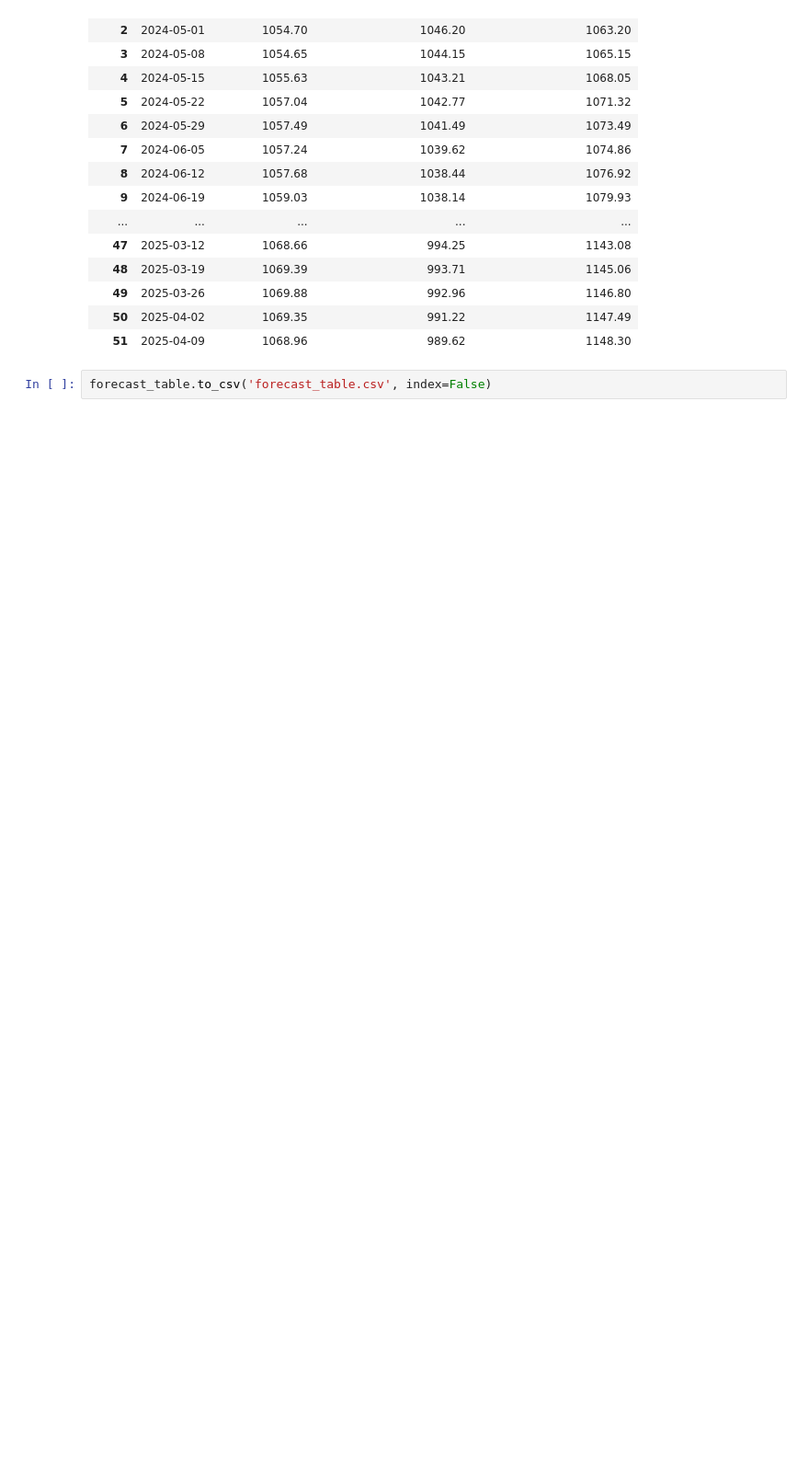
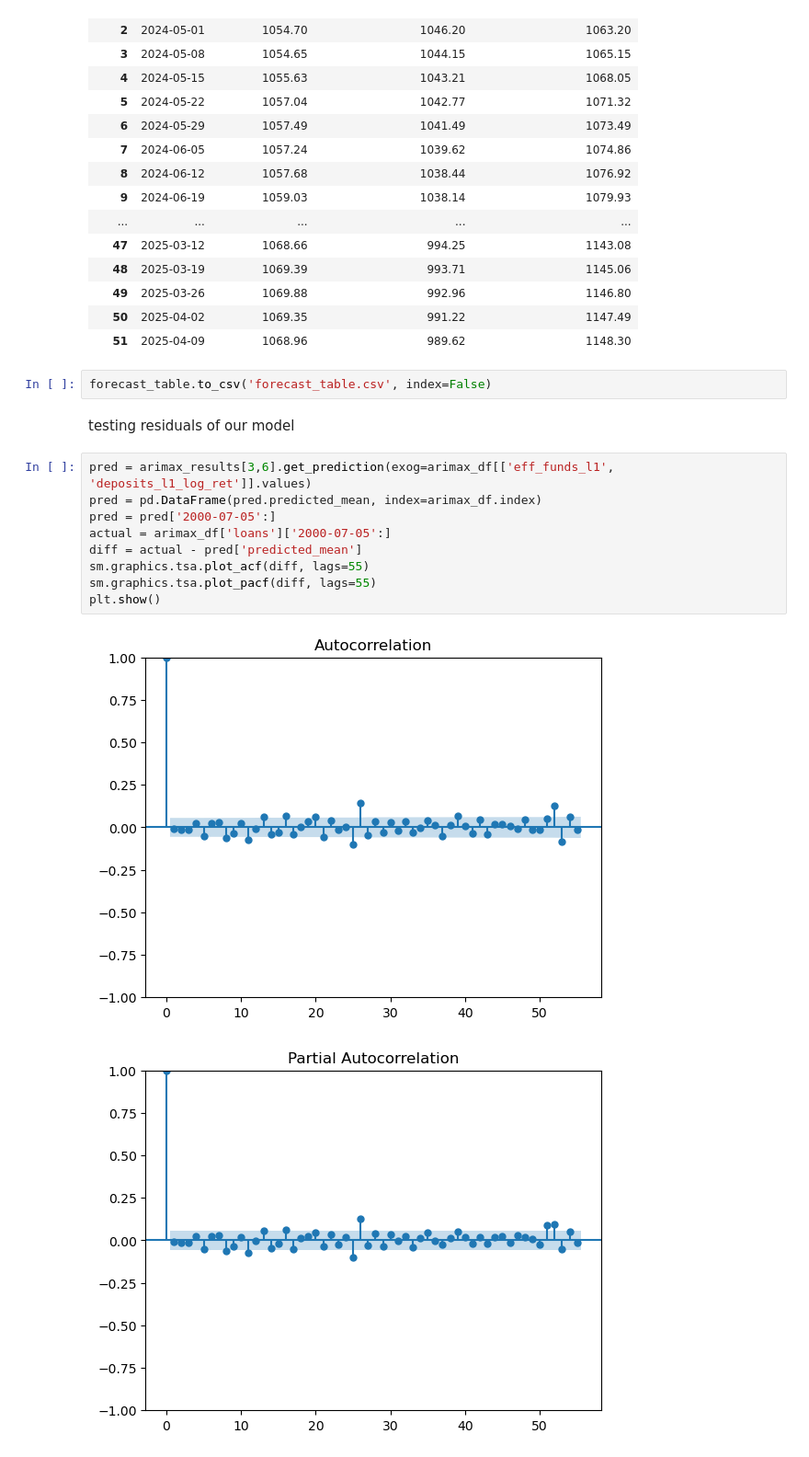
Before and after one commit to evanglas/forecasting-project, a Jupyter notebook: evan.ipynb, the cells around one changed output. Shown: that part at 92% size. Drawn from its saved outputs; the diff is of its cells as text; blank space fills up the shorter version.

Commit message:
pcf on model residuals

```diff
--- a/evan.ipynb
+++ b/evan.ipynb
@@ -229,3 +229,17 @@ forecast_table
 | 51 | 2025-04-09 | 1068.96 | 989.62 | 1148.30 |
 # %%
 forecast_table.to_csv('forecast_table.csv', index=False)
+# %% [markdown]
+testing residuals of our model
+# %%
+pred = arimax_results[3,6].get_prediction(exog=arimax_df[['eff_funds_l1', 'deposits_l1_log_ret']].values)
+pred = pd.DataFrame(pred.predicted_mean, index=arimax_df.index)
+pred = pred['2000-07-05':]
+actual = arimax_df['loans']['2000-07-05':]
+diff = actual - pred['predicted_mean']
+sm.graphics.tsa.plot_acf(diff, lags=55)
+sm.graphics.tsa.plot_pacf(diff, lags=55)
+plt.show()
+# %% [output]
+[figure, added]
+[figure, added]
```
Also changed, not shown: 4 other files.
